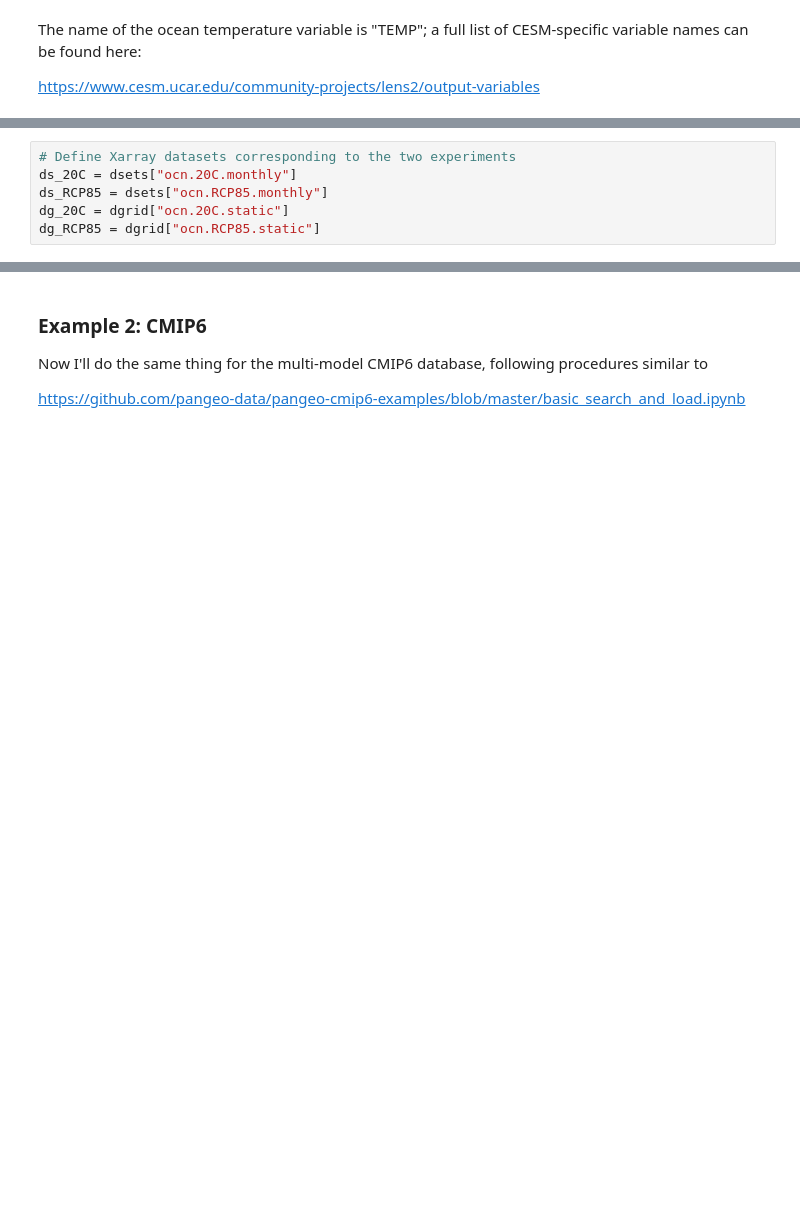
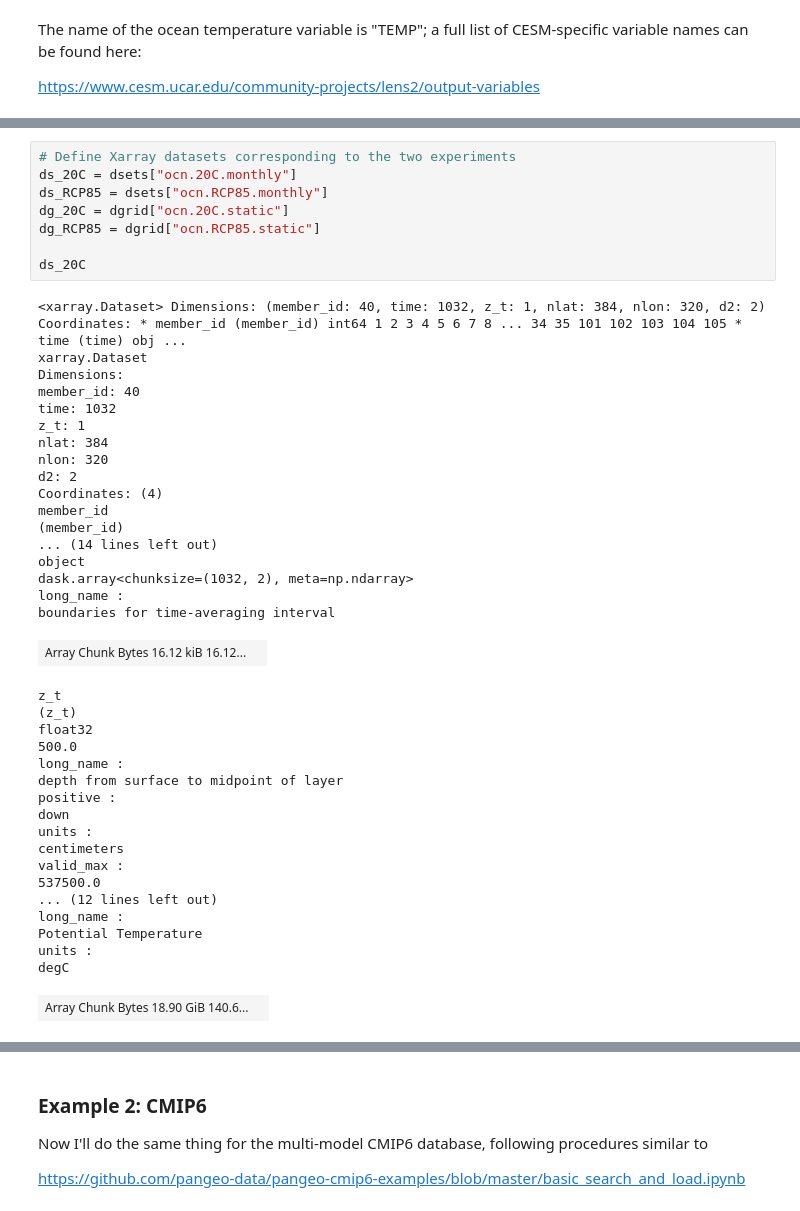
Before and after one commit to olleholt/toolkit, a Jupyter notebook: test_notebooks/Diana-scratch.ipynb, the cells around one changed output, grey strips where cells are left out. Drawn from its saved outputs; the diff is of its cells as text; blank space fills up the shorter version.

```diff
--- a/test_notebooks/Diana-scratch.ipynb
+++ b/test_notebooks/Diana-scratch.ipynb
@@ -97,6 +116,45 @@ Dataset dictionary keys:
 # %%
 # Define Xarray datasets corresponding to the two experiments
 ds_20C = dsets["ocn.20C.monthly"]
 ds_RCP85 = dsets["ocn.RCP85.monthly"]
 dg_20C = dgrid["ocn.20C.static"]
 dg_RCP85 = dgrid["ocn.RCP85.static"]
+
+ds_20C
+# %% [output]
+<xarray.Dataset> Dimensions: (member_id: 40, time: 1032, z_t: 1, nlat: 384, nlon: 320, d2: 2) Coordinates: * member_id (member_id) int64 1 2 3 4 5 6 7 8 ... 34 35 101 102 103 104 105 * time (time) obj ...
+xarray.Dataset
+Dimensions:
+member_id: 40
+time: 1032
+z_t: 1
+nlat: 384
+nlon: 320
+d2: 2
+Coordinates: (4)
+member_id
+(member_id)
+... (14 lines left out)
+object
+dask.array<chunksize=(1032, 2), meta=np.ndarray>
+long_name :
+boundaries for time-averaging interval
+| Array Chunk Bytes 16.12 kiB 16.12... |  |
+z_t
+(z_t)
+float32
+500.0
+long_name :
+depth from surface to midpoint of layer
+positive :
+down
+units :
+centimeters
+valid_max :
+537500.0
+... (12 lines left out)
+long_name :
+Potential Temperature
+units :
+degC
+| Array Chunk Bytes 18.90 GiB 140.6... |  |
```
Also changed, not shown: parts of 10 cells of this notebook, 1 other file.
